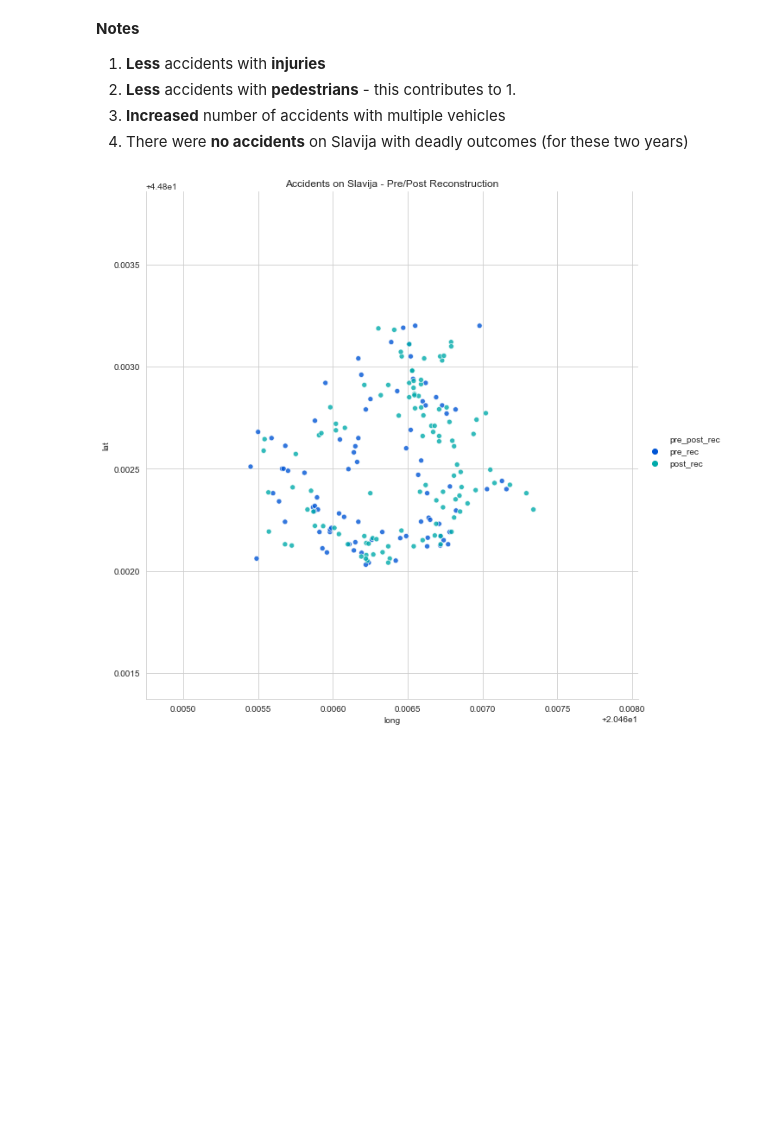
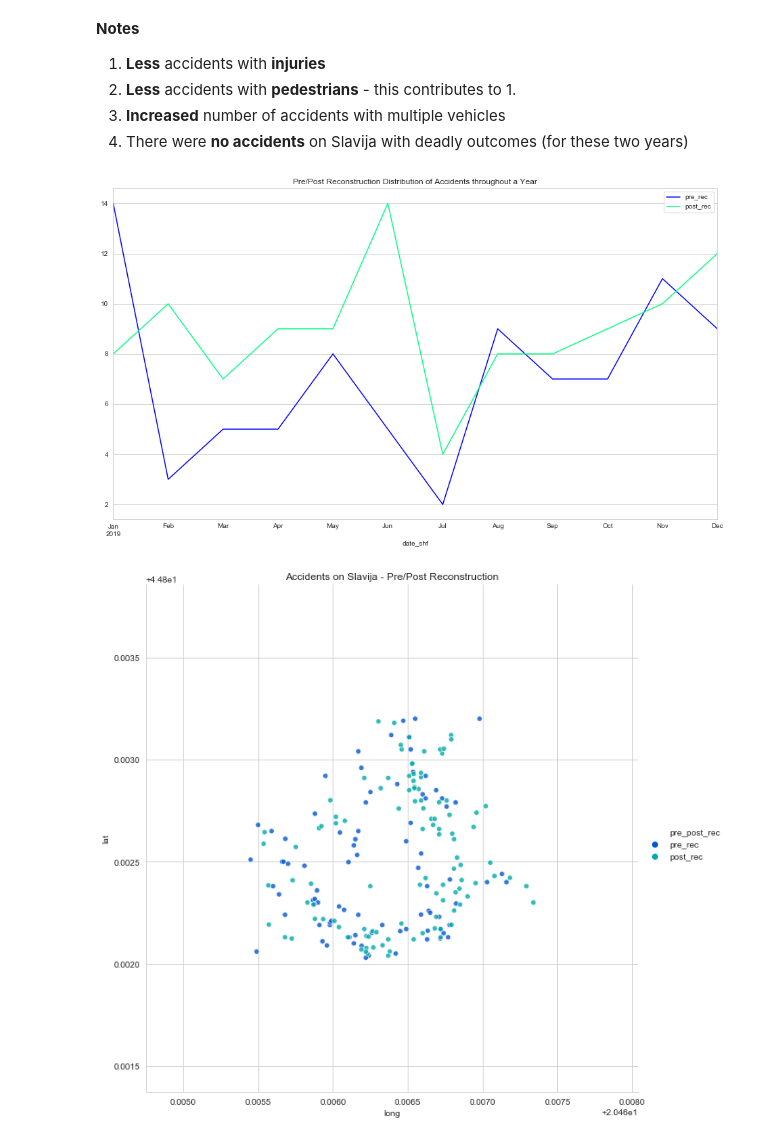
Before and after one commit to BrunnoRicci/traffic-accidents-belgrade, a Jupyter notebook: eda-traffic-belgrade.ipynb, the cells around one changed output. Cells and saved outputs as stored; diff of their text form; code cells hidden in the pictures; blank space fills up the shorter version.

```diff
--- a/eda-traffic-belgrade.ipynb
+++ b/eda-traffic-belgrade.ipynb
@@ -342,6 +342,26 @@ sns.catplot(x="pre_post_rec", y='count', col="acc_type", data=sl_df, kind="bar",
 2. **Less** accidents with **pedestrians** - this contributes to 1.
 3. **Increased** number of accidents with multiple vehicles
 4. There were **no accidents** on Slavija with deadly outcomes (for these two years)
+# %%
+#Create ts dataframe
+topl = sl_df.copy()
+
+#Shift Year
+topl['date_shf'] = topl['date'].map(lambda x : x.replace(year=2019))
+
+topl = topl.set_index('date_shf')
+
+#Pre/Post
+topl['pre_rec'] = (topl['pre_post_rec'] == 'pre_rec').astype(int)
+topl['post_rec'] = (topl['pre_post_rec'] == 'post_rec').astype(int)
+
+topl = topl[['pre_rec', 'post_rec']].resample('1m').sum()
+# %%
+ax = topl.plot( cmap="winter");
+
+ax.set_title("Pre/Post Reconstruction Distribution of Accidents throughout a Year");
+# %% [output]
+[figure, added]
 # %%
 topl = sl_df
 
```
Also changed, not shown: parts of 1 cell of this notebook, 2 other files.
